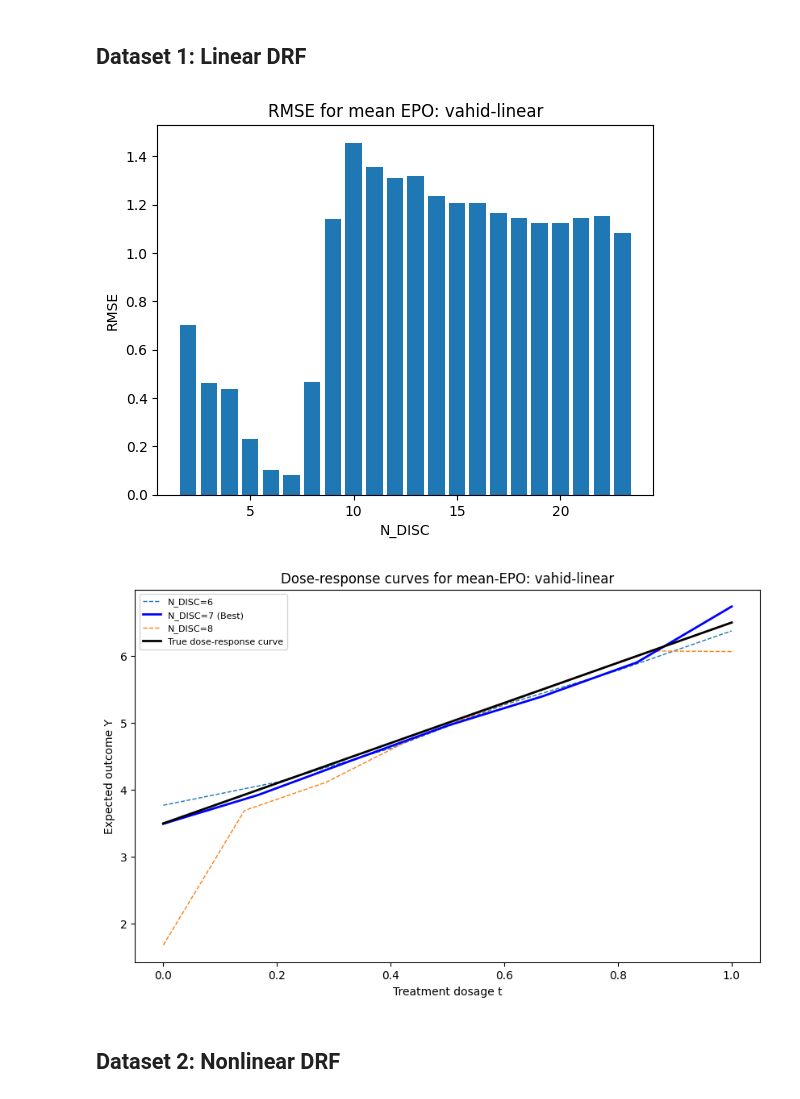
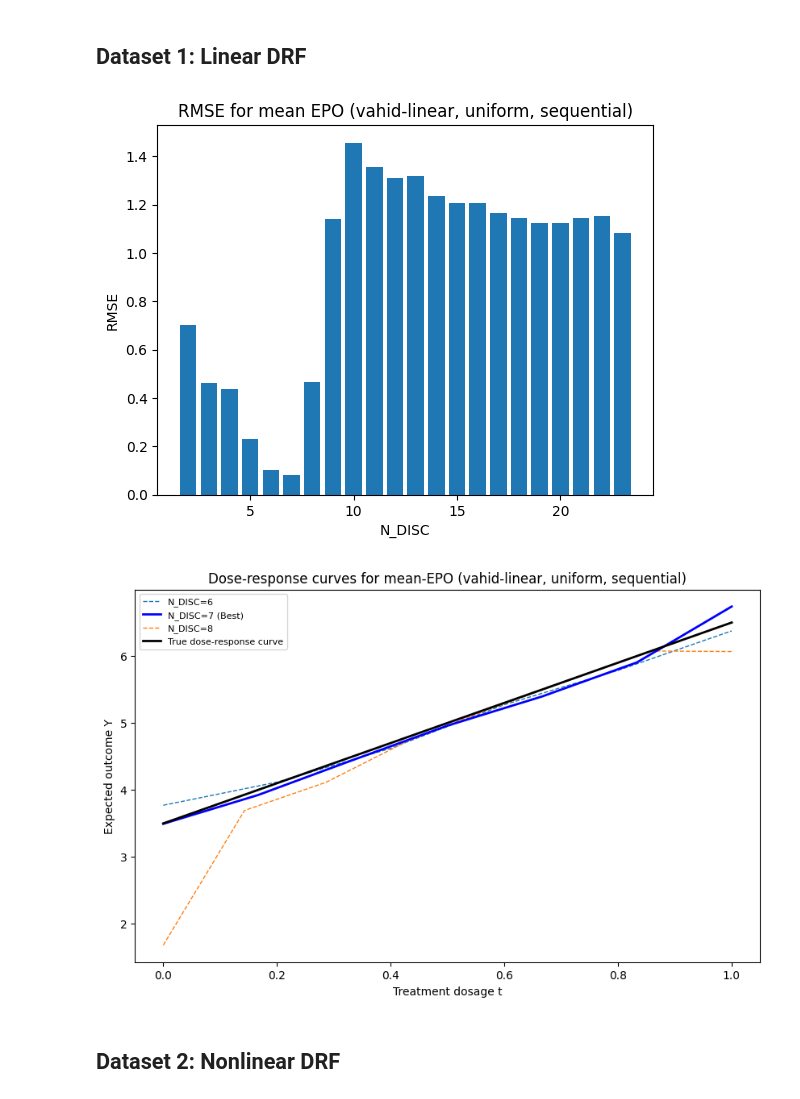
Before and after one commit to chris-L6/CausalPFN, a Jupyter notebook: my-work/Week_11-17/notebooks/data_analysis_epo.ipynb, the cells around one changed output. Drawn from its saved outputs; the diff is of its cells as text; code cells hidden in the pictures.

```diff
--- a/my-work/Week_11-17/notebooks/data_analysis_epo.ipynb
+++ b/my-work/Week_11-17/notebooks/data_analysis_epo.ipynb
@@ -18,23 +18,23 @@ rmse_calc_t_mesh = np.linspace(0, 1, 100)
 ## Load DataFrames
 
 df_debt = pd.read_csv(
-    "..\output\EPO_df_debt-loss_11-17_14h2m.csv",
+    "../output/11-17_to_11-18/EPO_df_debt-loss_11-17_14h2m.csv",
     index_col=[0, 1]
 )
 df_econML = pd.read_csv(
-    "..\output\EPO_df_econ-ML-ex1_11-17_14h30m.csv",
+    "../output/11-17_to_11-18/EPO_df_econ-ML-ex1_11-17_14h30m.csv",
     index_col=[0, 1]
 )
 df_linear = pd.read_csv(
-    "..\output\EPO_df_vahid-linear_11-17_12h51m.csv",
+    "../output/11-17_to_11-18/EPO_df_vahid-linear_11-17_12h51m.csv",
     index_col=[0, 1]
 )
 df_nonlin = pd.read_csv(
-    "..\output\EPO_df_vahid-nonlinear_11-17_12h34m.csv",
+    "../output/11-17_to_11-18/EPO_df_vahid-nonlinear_11-17_12h34m.csv",
     index_col=[0, 1]
 )
 df_admit = pd.read_csv(
-    "..\output\EPO_df_ADMIT-synthetic_11-17_15h54m.csv",
+    "../output/11-17_to_11-18/EPO_df_ADMIT-synthetic_11-17_15h54m.csv",
     index_col=[0, 1]
 )
 # %%
@@ -62,35 +62,35 @@ N_max = df.index[-1][0]
 # RMSE calculation on the average EPO
 
 def drf_linear(t): return 3.5 + 3 * t # true dose-response function
 
 rmse_dict = dict()
 for N_DISC in range(2, N_max + 1):
     df_N = df.loc[[N_DISC]]
     # Fill first and last values
     df_N.loc[(N_DISC, 0), "EPOs_1"] = df_N.loc[(N_DISC, 0), "EPOs_2"]
     df_N.loc[(N_DISC, N_DISC - 1), "EPOs_2"] = df_N.loc[(N_DISC, N_DISC - 1), "EPOs_1"]
     # Average and calculate RMSE aggainst true_effect
     drf_N_pred_pts = df_N[["EPOs_1", "EPOs_2"]].mean(axis=1).values
     t_vals = np.linspace(0, 1, N_DISC)
     drf_N_pred = interp1d(t_vals, drf_N_pred_pts)
     y_pred = drf_N_pred(rmse_calc_t_mesh)
     y_true = drf_linear(rmse_calc_t_mesh)
     error = calculate_rmse(y_pred, y_true)
     rmse_dict[N_DISC] = np.round(error, 5)
 
 # Create DataFrame and plot
 rmse_df = pd.DataFrame.from_dict(rmse_dict, orient="index", columns=["RMSE"])
 rmse_df.to_csv(f"{file_location}/RMSE_table_{data_name}_{date_string}.csv") # save df
 fig = plt.figure()
 plt.bar(rmse_df.index, height=rmse_df["RMSE"])
 plt.xlabel("N_DISC")
 plt.ylabel("RMSE")
-plt.title(f"RMSE for mean EPO: {data_name}")
+plt.title(f"RMSE for mean EPO ({data_name}, uniform, sequential)")
 plt.savefig(f"{file_location}/RMSE_bar_chart_{data_name}_{date_string}.png")
 
 plt.show()
 # %% [output]
-[figure, old version]
+[figure, new version]
 # %%
 ## Plotting DRF predictions
 fig = plt.figure(figsize=(10, 6))
@@ -117,7 +117,7 @@ y_true = linear_drf(t_mesh)
 plt.plot(t_mesh, y_true,
          label="True dose-response curve", linewidth=2, c='k', zorder=15)
 
-plt.title(f"Dose-response curves for mean-EPO: {data_name}")
+plt.title(f"Dose-response curves for mean-EPO ({data_name}, uniform, sequential)")
 plt.xlabel("Treatment dosage t")
 plt.ylabel("Expected outcome Y")
 plt.legend(fontsize=8)
@@ -125,7 +125,7 @@ plt.savefig(f"{file_location}/dose-response_curves_{data_name}_{date_string}.png
 
 plt.show()
 # %% [output]
-[figure, old version]
+[figure, new version]
 # %% [markdown]
 ## Dataset 2: Nonlinear DRF
 # %%
```
Also changed, not shown: 13 other files.
